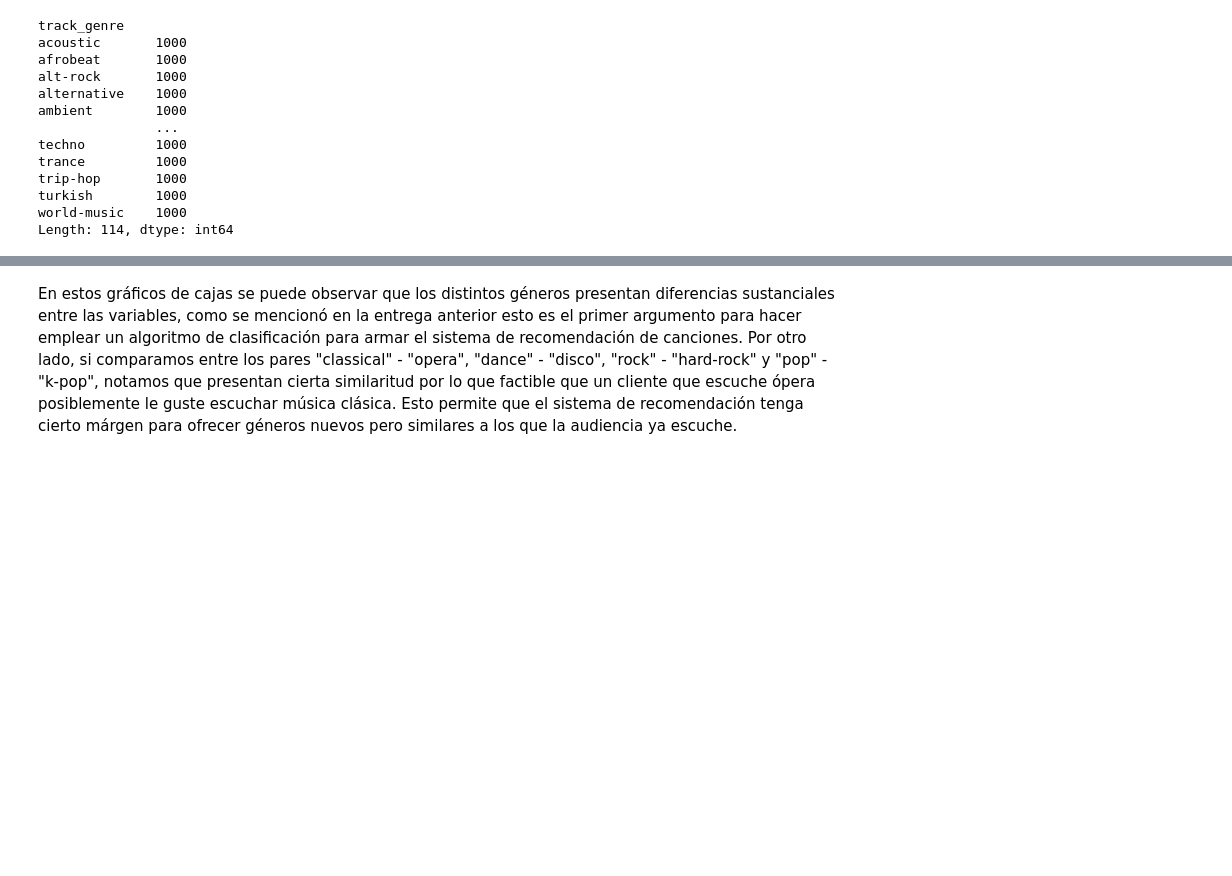
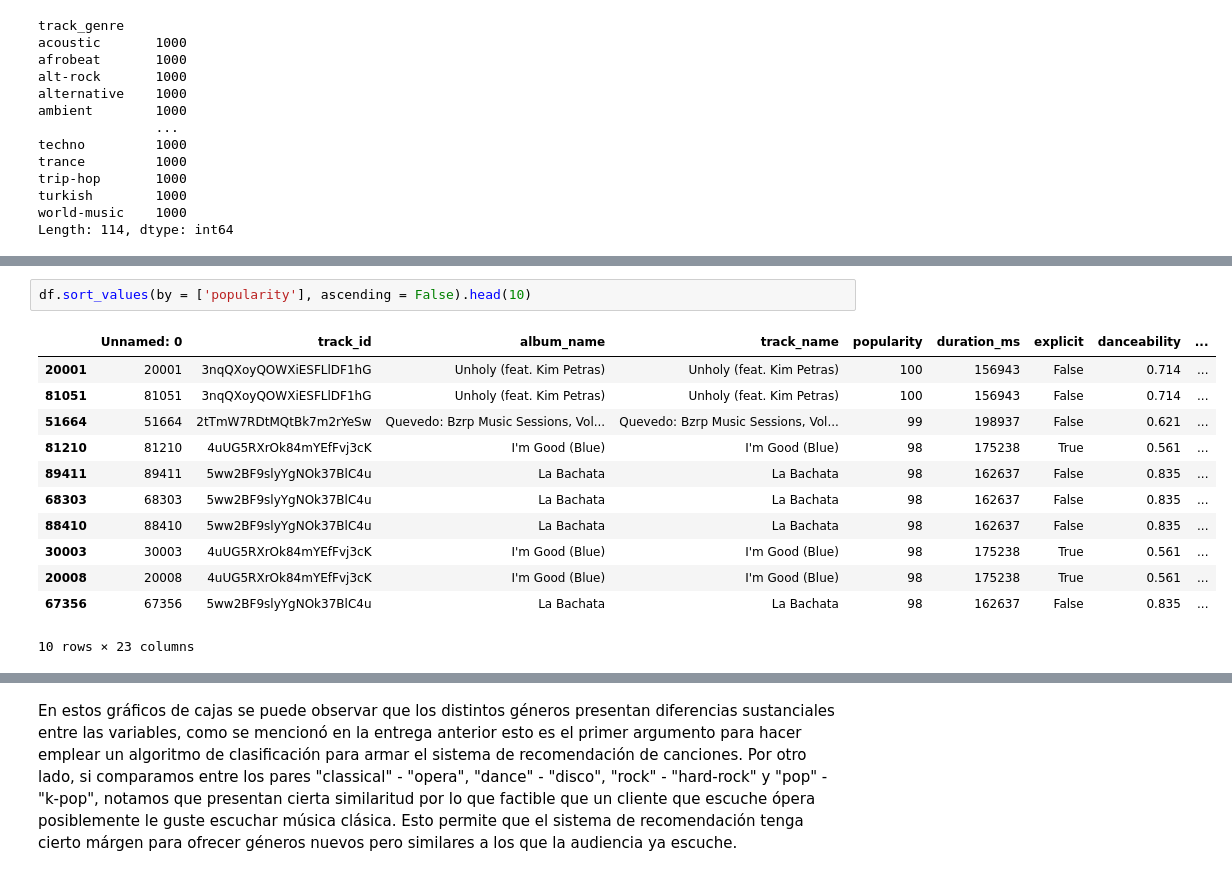
Before and after one commit to MauriJ/Data-Science, a Jupyter notebook: Desafíos/Desafío N°6/PrimeraEntrega_Moran.ipynb, the cells around one changed output, grey strips where cells are left out. Drawn from its saved outputs; the diff is of its cells as text; blank space fills up the shorter version.

```diff
--- a/Desafíos/Desafío N°6/PrimeraEntrega_Moran.ipynb
+++ b/Desafíos/Desafío N°6/PrimeraEntrega_Moran.ipynb
@@ -183,0 +234,15 @@ Length: 114, dtype: int64
+# %%
+df.sort_values(by = ['popularity'], ascending = False).head(10)
+# %% [output]
+|  | Unnamed: 0 | track_id | album_name | track_name | popularity | duration_ms | explicit | danceability | ... |
+| 20001 | 20001 | 3nqQXoyQOWXiESFLlDF1hG | Unholy (feat. Kim Petras) | Unholy (feat. Kim Petras) | 100 | 156943 | False | 0.714 | ... |
+| 81051 | 81051 | 3nqQXoyQOWXiESFLlDF1hG | Unholy (feat. Kim Petras) | Unholy (feat. Kim Petras) | 100 | 156943 | False | 0.714 | ... |
+| 51664 | 51664 | 2tTmW7RDtMQtBk7m2rYeSw | Quevedo: Bzrp Music Sessions, Vol... | Quevedo: Bzrp Music Sessions, Vol... | 99 | 198937 | False | 0.621 | ... |
+| 81210 | 81210 | 4uUG5RXrOk84mYEfFvj3cK | I'm Good (Blue) | I'm Good (Blue) | 98 | 175238 | True | 0.561 | ... |
+| 89411 | 89411 | 5ww2BF9slyYgNOk37BlC4u | La Bachata | La Bachata | 98 | 162637 | False | 0.835 | ... |
+| 68303 | 68303 | 5ww2BF9slyYgNOk37BlC4u | La Bachata | La Bachata | 98 | 162637 | False | 0.835 | ... |
+| 88410 | 88410 | 5ww2BF9slyYgNOk37BlC4u | La Bachata | La Bachata | 98 | 162637 | False | 0.835 | ... |
+| 30003 | 30003 | 4uUG5RXrOk84mYEfFvj3cK | I'm Good (Blue) | I'm Good (Blue) | 98 | 175238 | True | 0.561 | ... |
+| 20008 | 20008 | 4uUG5RXrOk84mYEfFvj3cK | I'm Good (Blue) | I'm Good (Blue) | 98 | 175238 | True | 0.561 | ... |
+| 67356 | 67356 | 5ww2BF9slyYgNOk37BlC4u | La Bachata | La Bachata | 98 | 162637 | False | 0.835 | ... |
+10 rows × 23 columns
```
Also changed, not shown: parts of 32 cells of this notebook.
